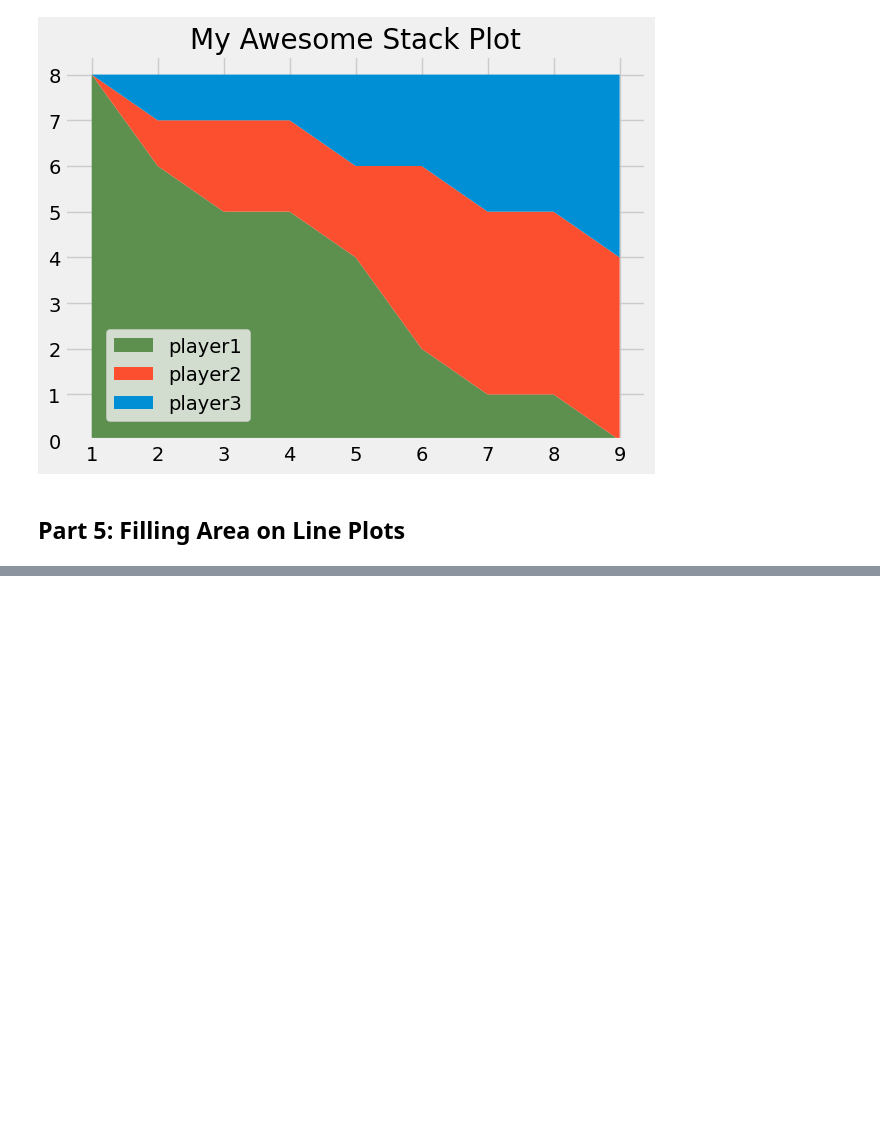
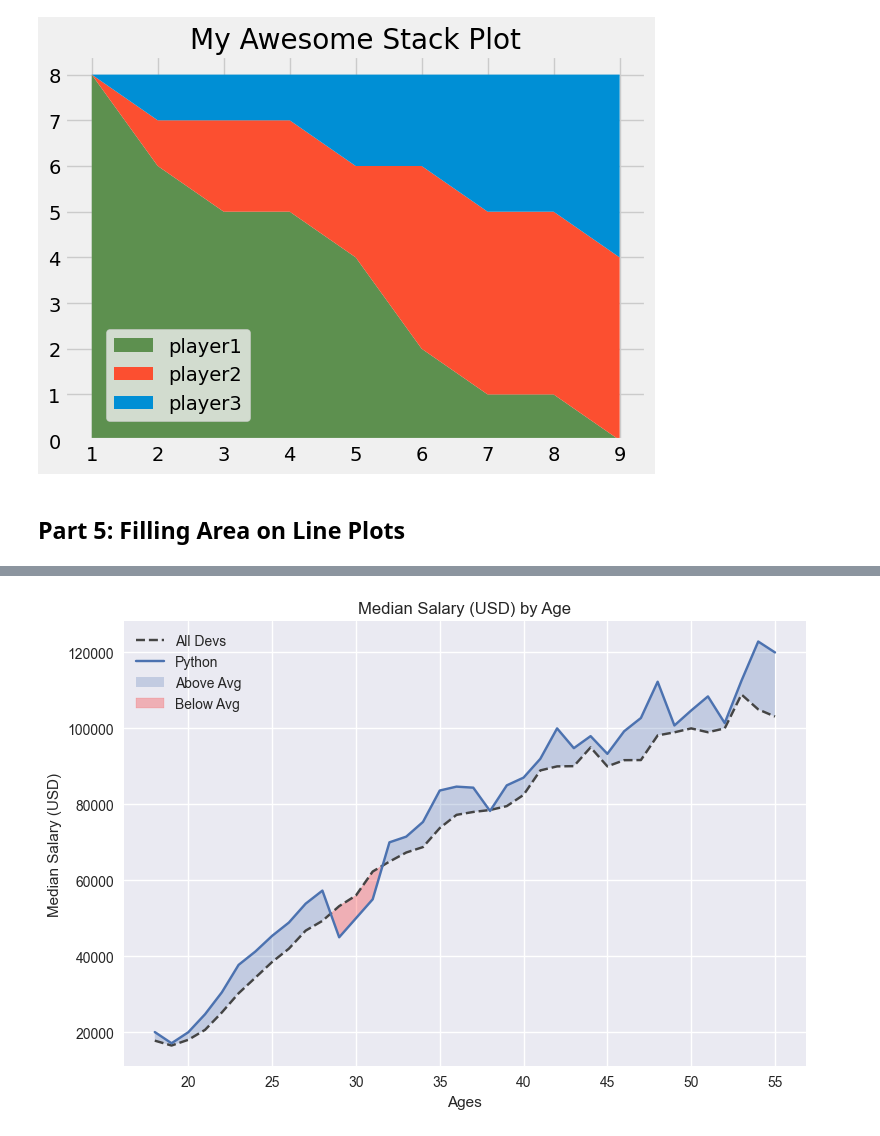
Before and after one commit to ca-ros/LearningPython, a Jupyter notebook: matplotlib/coreYT.ipynb, the cells around one changed output, grey strips where cells are left out. Cells and saved outputs as stored; diff of their text form; code cells hidden in the pictures; blank space fills up the shorter version.

```diff
--- a/matplotlib/coreYT.ipynb
+++ b/matplotlib/coreYT.ipynb
@@ -503,33 +505,37 @@ plt.show()
 import pandas as pd
 from matplotlib import pyplot as plt
 
-data = pd.read_csv('data.csv')
+data = pd.read_csv('data2.csv')
 ages = data['Age']
 dev_salaries = data['All_Devs']
 py_salaries = data['Python']
 js_salaries = data['JavaScript']
+
+# plt.style
 
 plt.plot(ages, dev_salaries, color='#444444',
          linestyle='--', label='All Devs')
 
 plt.plot(ages, py_salaries, label='Python')
 
 overall_median = 57287
 
 plt.fill_between(ages, py_salaries, dev_salaries,
                  where=(py_salaries > dev_salaries),
                  interpolate=True, alpha=0.25, label='Above Avg')
 
 plt.fill_between(ages, py_salaries, dev_salaries,
                  where=(py_salaries <= dev_salaries),
                  interpolate=True, color='red', alpha=0.25, label='Below Avg')
 
 plt.legend()
 
 plt.title('Median Salary (USD) by Age')
 plt.xlabel('Ages')
 plt.ylabel('Median Salary (USD)')
 
 plt.tight_layout()
 
 plt.show()
+# %% [output]
+[figure, added]
```
Also changed, not shown: parts of 10 cells of this notebook, 3 other files.
